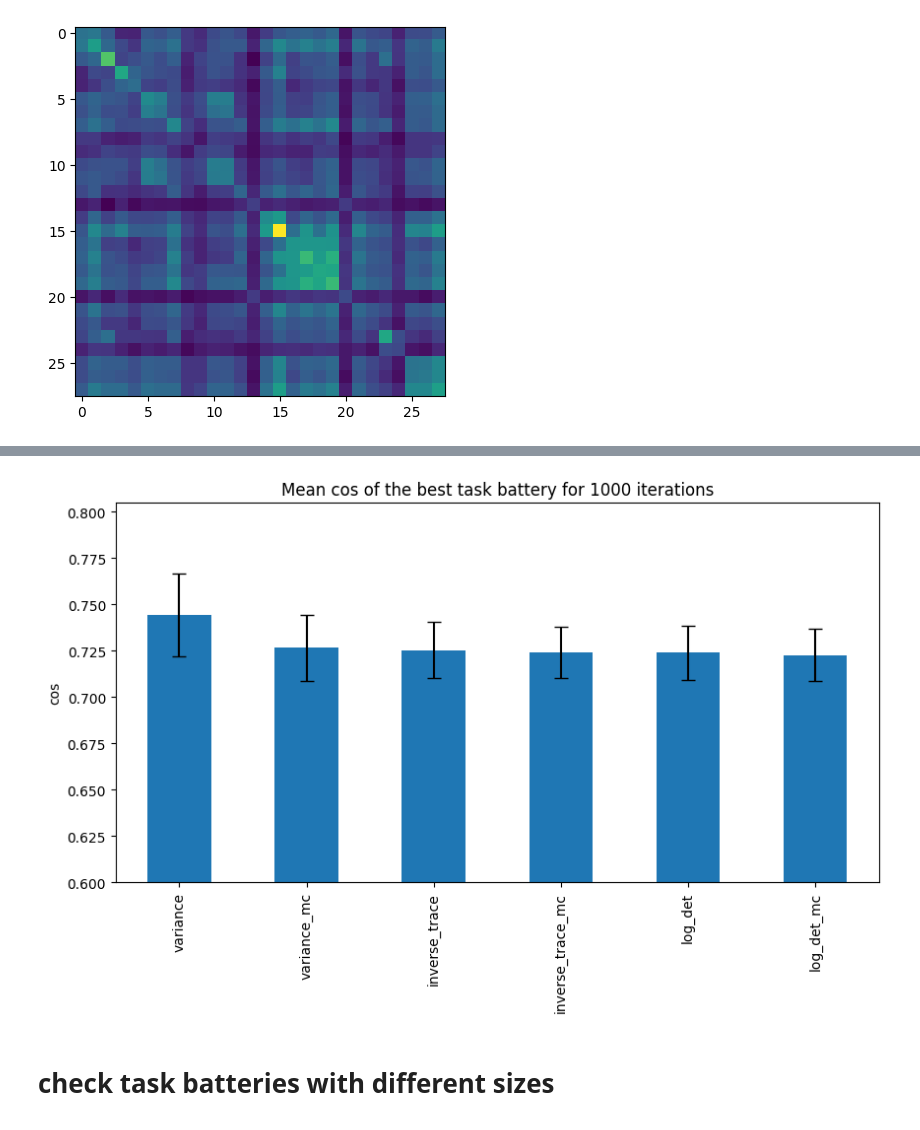
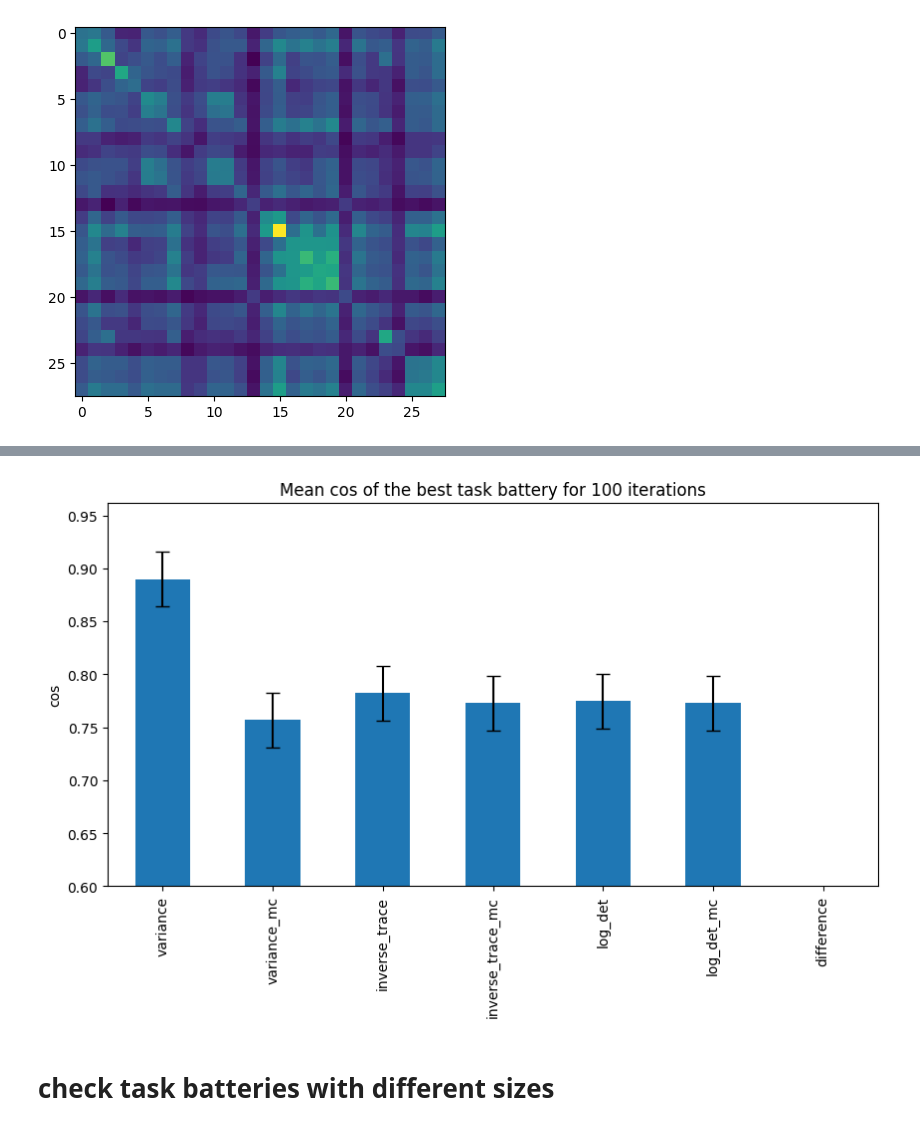
Before and after one commit to DiedrichsenLab/OptimalBattery, a Jupyter notebook: notebooks/7.real_eval_multi_cereb.ipynb, the cells around one changed output, grey strips where cells are left out. Drawn from its saved outputs; the diff is of its cells as text; code cells hidden in the pictures.

```diff
--- a/notebooks/7.real_eval_multi_cereb.ipynb
+++ b/notebooks/7.real_eval_multi_cereb.ipynb
@@ -131,7 +129,7 @@ plt.imshow(G_Lib)
 <matplotlib.image.AxesImage at 0x...>
 [figure]
 # %%
-D = ut.build_combinations(G_Lib, strategy='random',n_iter=5000,n_tasks=8,seed=1,replacement=True)
+D = ut.build_combinations(G_Lib, strategy='random',n_iter=200,n_tasks=4,seed=1,replacement=True)
 D_ev = ev.evaluate_dataframe_real_multiregion(D, data_mdtb_s1_all,VLib,data_mdtb_s2_all, vtest,ROI_indices)
 D_ev = D_ev.reset_index(drop=True)
 # %% [output]
@@ -155,5 +141,5 @@ Processing combination: 4990
 # %%
-num_batteries = 500
-num_iterations = 1000
+num_batteries = 1600
+num_iterations = 100
 eval_metric = 'cos'
 output_df = ut.max_value_distribution_analysis(D_ev, num_batteries, num_iterations, eval_metric)
@@ -163,0 +146,11 @@ output_df_sub = output_df[criteria]
+# %%
+output_df['difference'] = output_df['variance'] - output_df['variance_mc']
+print(output_df['difference'].mean())
+print(output_df['difference'].std())
+#plot
+plt.figure(figsize=(10, 5))
+sns.histplot(output_df['difference'], bins=50, kde=True)
+plt.xlabel('Difference in Variance')
+plt.ylabel('Count')
+plt.tight_layout()
+plt.show()
@@ -164,15 +161,15 @@ output_df_sub = output_df[criteria]
 # %%
 # plot the means as a bar plot
 fig, ax = plt.subplots(figsize=(10, 5))
-output_df.mean().plot(kind='bar', ax=ax, yerr=output_df.std(), capsize=5)
+output_df.mean().plot(kind='bar', ax=ax, yerr=std, capsize=5)
 
 
 ax.set_ylim(bottom=0.6)
 ax.set_ylabel(eval_metric)
 ax.set_title(f'Mean {eval_metric} of the best task battery for {num_iterations} iterations')
 plt.show()
 # %% [output]
-[figure, old version]
+[figure, new version]
 # %% [markdown]
 # check task batteries with different sizes
 # %%
```
Also changed, not shown: parts of 17 cells of this notebook, 5 other files.
